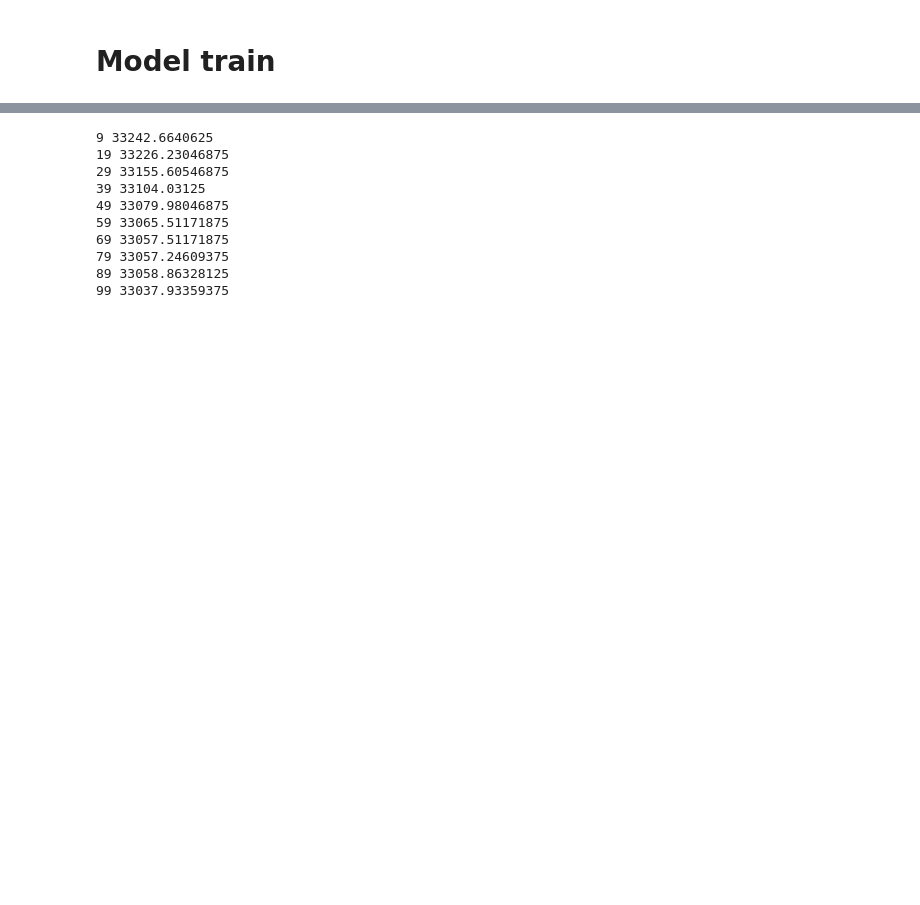
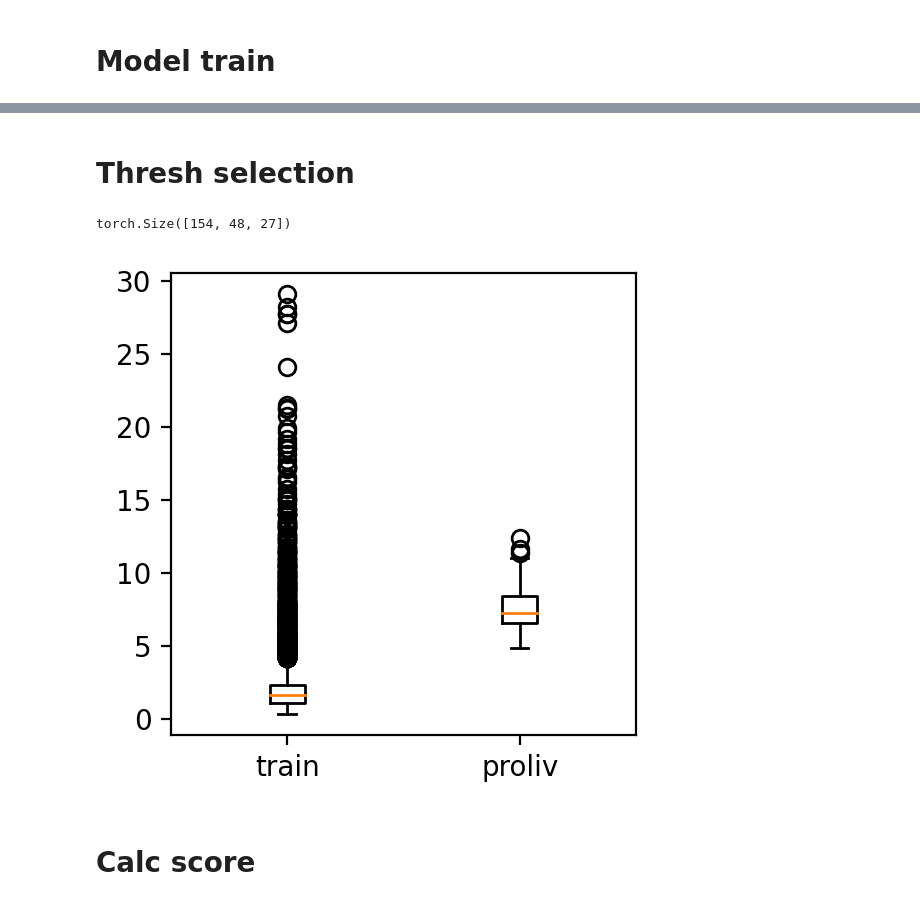
Before and after one commit to IlyaBolkisev/2024_deep_gen_models, a Jupyter notebook: HW_1/2.ipynb, the cells around one changed output, grey strips where cells are left out. Saved outputs shown, nothing was run; the diff lists cells and outputs as text; code cells hidden in the pictures; blank space fills up the shorter version.

```diff
--- a/HW_1/2.ipynb
+++ b/HW_1/2.ipynb
@@ -104,13 +117,24 @@ autoencoder = Autoencoder(latent_dims).to(device) # GPU
-# %%
-autoencoder = train(autoencoder, data, epochs=100)
-# %% [output]
-9 33242.6640625
-19 33226.23046875
-29 33155.60546875
-39 33104.03125
-49 33079.98046875
-59 33065.51171875
-69 33057.51171875
-79 33057.24609375
-89 33058.86328125
-99 33037.93359375
+# %% [markdown]
+# Thresh selection
+# %%
+proliv_imgs = [cv2.imread(f'./dataset/proliv/{fn}') for fn in os.listdir('./dataset/proliv/')]
+proliv_imgs = preprocess_images(proliv_imgs, input_shape)
+proliv_imgs.size()
+# %% [output]
+torch.Size([154, 48, 27])
+# %%
+train_pred = autoencoder(imgs)
+proliv_pred = autoencoder(proliv_imgs)
+# %%
+train_mse = [((x - x_pred)**2).sum() for (x, x_pred) in zip(imgs, train_pred)]
+proliv_mse = [((x - x_pred)**2).sum() for (x, x_pred) in zip(proliv_imgs, proliv_pred)]
+# %%
+mse = {'train': [e.detach().cpu().numpy() for e in train_mse],
+       'proliv': [e.detach().cpu().numpy() for e in proliv_mse]}
+
+fig, ax = plt.subplots(figsize=(3, 3))
+ax.boxplot(mse.values())
+ax.set_xticklabels(mse.keys())
+plt.show()
+# %% [output]
+[figure, added]
@@ -116,0 +145,2 @@ autoencoder = train(autoencoder, data, epochs=100)
+# %% [markdown]
+# Calc score
```
Also changed, not shown: parts of 8 cells of this notebook.
